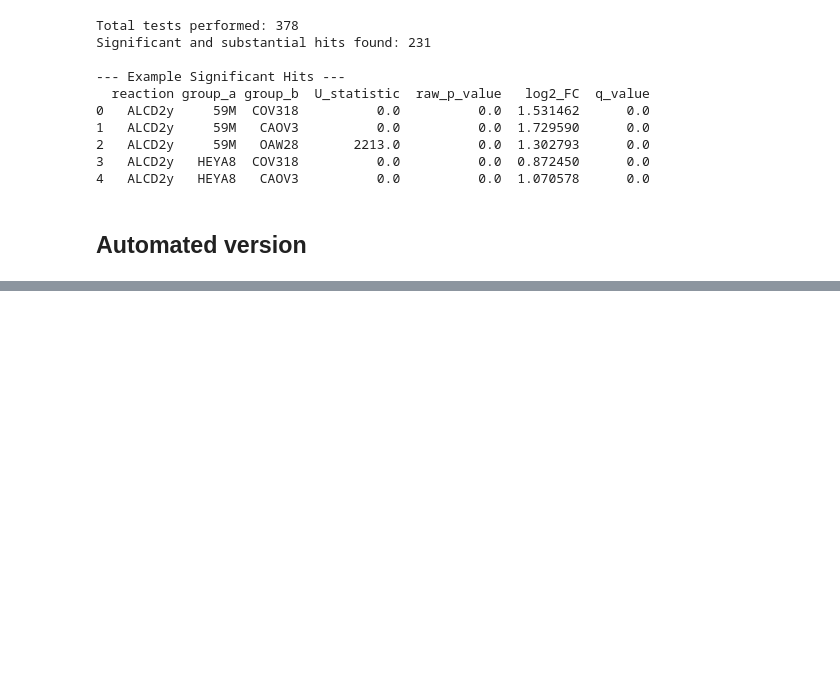
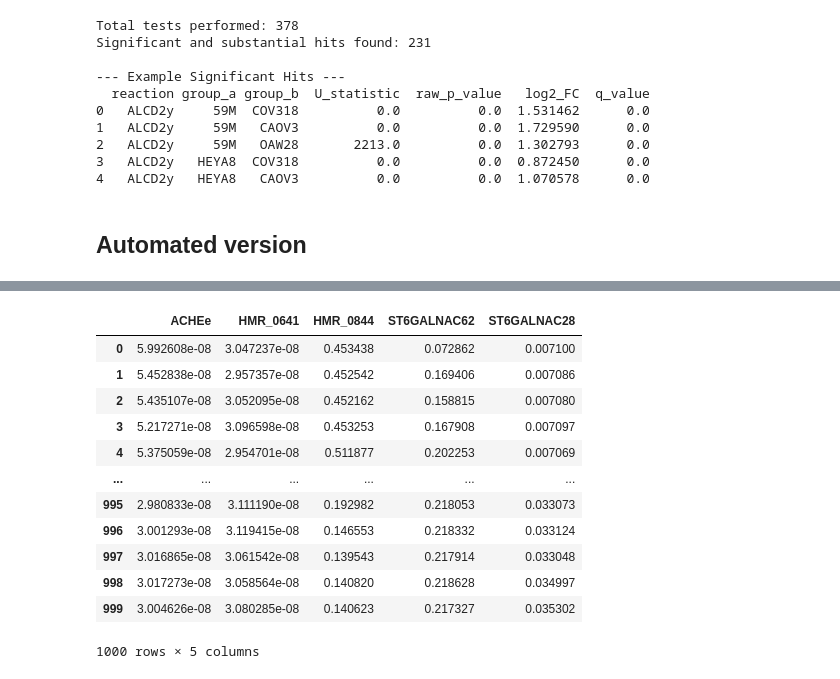
Before and after one commit to MishkaNastia/Ovarian-Cancer, a Jupyter notebook: flux_composition_anastasia.ipynb, the cells around one changed output, grey strips where cells are left out. Saved outputs shown, nothing was run; the diff lists cells and outputs as text; code cells hidden in the pictures; blank space fills up the shorter version.

```diff
--- a/flux_composition_anastasia.ipynb
+++ b/flux_composition_anastasia.ipynb
@@ -752,4 +801,20 @@ LG_pathway_dicts["59M"]['fatty_acid']
 1000 rows × 5 columns
+# %%
+LG_pathway_dicts["59M"]['lipid']
+# %% [output]
+|  | ACHEe | HMR_0641 | HMR_0844 | ST6GALNAC62 | ST6GALNAC28 |
+| 0 | 5.992608e-08 | 3.047237e-08 | 0.453438 | 0.072862 | 0.007100 |
+| 1 | 5.452838e-08 | 2.957357e-08 | 0.452542 | 0.169406 | 0.007086 |
+| 2 | 5.435107e-08 | 3.052095e-08 | 0.452162 | 0.158815 | 0.007080 |
+| 3 | 5.217271e-08 | 3.096598e-08 | 0.453253 | 0.167908 | 0.007097 |
+| 4 | 5.375059e-08 | 2.954701e-08 | 0.511877 | 0.202253 | 0.007069 |
+| ... | ... | ... | ... | ... | ... |
+| 995 | 2.980833e-08 | 3.111190e-08 | 0.192982 | 0.218053 | 0.033073 |
+| 996 | 3.001293e-08 | 3.119415e-08 | 0.146553 | 0.218332 | 0.033124 |
+| 997 | 3.016865e-08 | 3.061542e-08 | 0.139543 | 0.217914 | 0.033048 |
+| 998 | 3.017273e-08 | 3.058564e-08 | 0.140820 | 0.218628 | 0.034997 |
+| 999 | 3.004626e-08 | 3.080285e-08 | 0.140623 | 0.217327 | 0.035302 |
+1000 rows × 5 columns
 # %%
 df_long = LG_pathway_dicts["59M"]['fatty_acid'].melt(var_name="reaction", value_name="flux")
 df_long
```
Also changed, not shown: parts of 28 cells of this notebook, 9 other files.
